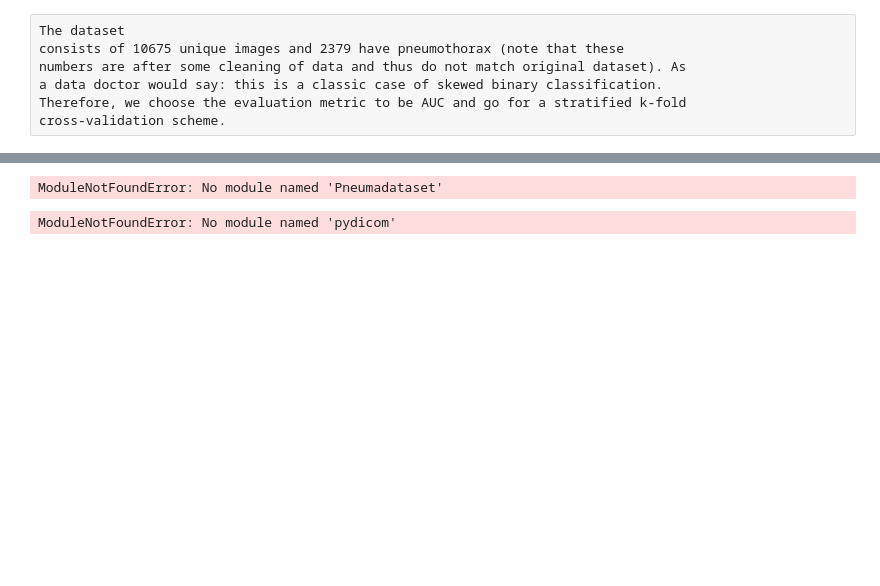
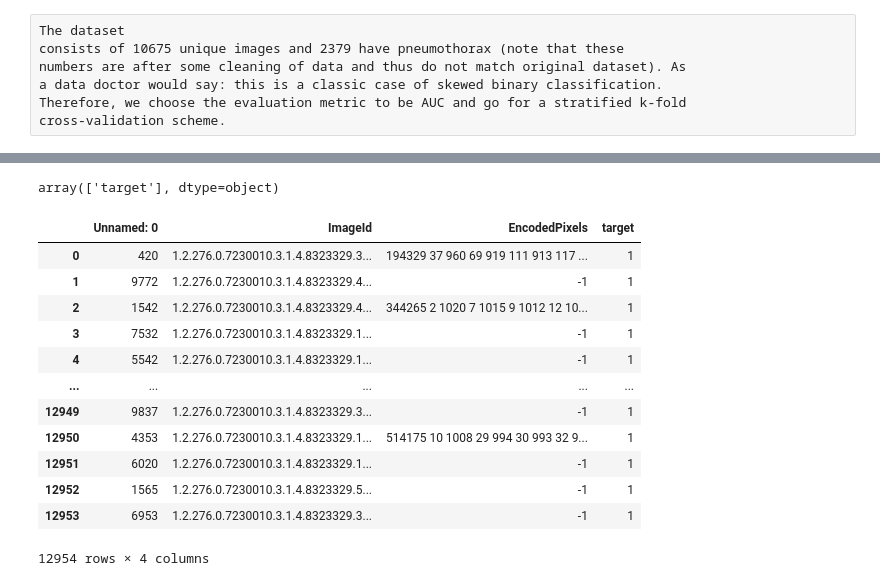
Before and after one commit to akhi08/Thinkstats2_exercise, a Jupyter notebook: Thinkstats/Approach any problem with ml/Approaching image classification & segmentation.ipynb, the cells around one changed output, grey strips where cells are left out. Cells and saved outputs as stored; diff of their text form; code cells hidden in the pictures; blank space fills up the shorter version.

```diff
--- a/Thinkstats/Approach any problem with ml/Approaching image classification & segmentation.ipynb
+++ b/Thinkstats/Approach any problem with ml/Approaching image classification & segmentation.ipynb
@@ -175,31 +196,8 @@ FileNotFoundError: [Errno 2] No such file or directory: '/home/abhishek/workspac
 # %%
-from Pneumadataset import PneumothoraxDataset, PneumoSampler
-train_dataset = PneumothoraxDataset(
-            data_folder=dataset_folder, mode='train',
-            transform=train_transform, fold_index=fold_id,
-            folds_distr_path=folds_distr_path,
-        )
+csv_path = "/Users/akhichoudhary/STATS/Thinkstats/Thinkstats2_exercise/Thinkstats/Approach any problem with ml/data/siim-acr-pneumothorax-segmentation/siim_png/train_new.csv"
-# %% [output]
-ModuleNotFoundError: No module named 'Pneumadataset'
 # %%
-import os
-import pydicom
-import numpy as np
-from PIL import Image
-from tqdm import tqdm
 
-src = "siim_png/dicom-images-train"
-dst = "siim_png/train_png"
-os.makedirs(dst, exist_ok=True)
-
-for root, _, files in os.walk(src):
-    for f in tqdm(files):
-        if f.endswith(".dcm"):
-            dcm = pydicom.dcmread(os.path.join(root, f))
-            arr = dcm.pixel_array
-            # normalize to 0–255
-            arr = (arr - arr.min()) / (arr.max() - arr.min()) * 255
-            arr = arr.astype(np.uint8)
-            Image.fromarray(arr).save(os.path.join(dst, f.replace(".dcm", ".png")))
+import os, pandas as pd
+pngs = [f for f in os.listdir("/Users/akhichoudhary/STATS/Thinkstats/Thinkstats2_exercise/Thinkstats/Approach any problem with ml/data/siim-acr-pneumothorax-segmentation/siim_png/train_png/") if f.endswith(".png")]
+df = pd.DataFrame({"ImageId":[f.replace(".png","") for f in pngs], "target":0})
+# df.to_csv("/Users/akhichoudhary/STATS/Thinkstats/Thinkstats2_exercise/Thinkstats/Approach any problem with ml/data/siim-acr-pneumothorax-segmentation/siim_png/train_new.csv", index=False)
-# %% [output]
-ModuleNotFoundError: No module named 'pydicom'
@@ -205,0 +206,28 @@ ModuleNotFoundError: No module named 'pydicom'
+# %%
+df.target.unique()
+# %% [output]
+array(['target'], dtype=object)
+# %%
+import pandas as pd
+df = pd.read_csv("/Users/akhichoudhary/STATS/Thinkstats/Thinkstats2_exercise/Thinkstats/Approach any problem with ml/data/siim-acr-pneumothorax-segmentation/siim_png/stage_2_train.csv")  # instead of siim_png/train-rle.csv
+df["target"] = (~df["EncodedPixels"].isna()).astype(int)
+# df.rename(columns={"ImageId": "ImageId"}, inplace=True)
+# # df = df[["ImageId", "target"]]
+# # df.to_csv("/Users/akhichoudhary/STATS/Thinkstats/Thinkstats2_exercise/Thinkstats/Approach any problem with ml/data/siim-acr-pneumothorax-segmentation/siim_png/train.csv", index=False)
+# print(df.head())
+# %%
+df
+# %% [output]
+|  | Unnamed: 0 | ImageId | EncodedPixels | target |
+| 0 | 420 | 1.2.276.0.7230010.3.1.4.8323329.3... | 194329 37 960 69 919 111 913 117 ... | 1 |
+| 1 | 9772 | 1.2.276.0.7230010.3.1.4.8323329.4... | -1 | 1 |
+| 2 | 1542 | 1.2.276.0.7230010.3.1.4.8323329.4... | 344265 2 1020 7 1015 9 1012 12 10... | 1 |
+| 3 | 7532 | 1.2.276.0.7230010.3.1.4.8323329.1... | -1 | 1 |
+| 4 | 5542 | 1.2.276.0.7230010.3.1.4.8323329.1... | -1 | 1 |
+| ... | ... | ... | ... | ... |
+| 12949 | 9837 | 1.2.276.0.7230010.3.1.4.8323329.3... | -1 | 1 |
+| 12950 | 4353 | 1.2.276.0.7230010.3.1.4.8323329.1... | 514175 10 1008 29 994 30 993 32 9... | 1 |
+| 12951 | 6020 | 1.2.276.0.7230010.3.1.4.8323329.1... | -1 | 1 |
+| 12952 | 1565 | 1.2.276.0.7230010.3.1.4.8323329.5... | -1 | 1 |
+| 12953 | 6953 | 1.2.276.0.7230010.3.1.4.8323329.3... | -1 | 1 |
+12954 rows × 4 columns
```
Also changed, not shown: parts of 4 cells of this notebook, 1 other file.
